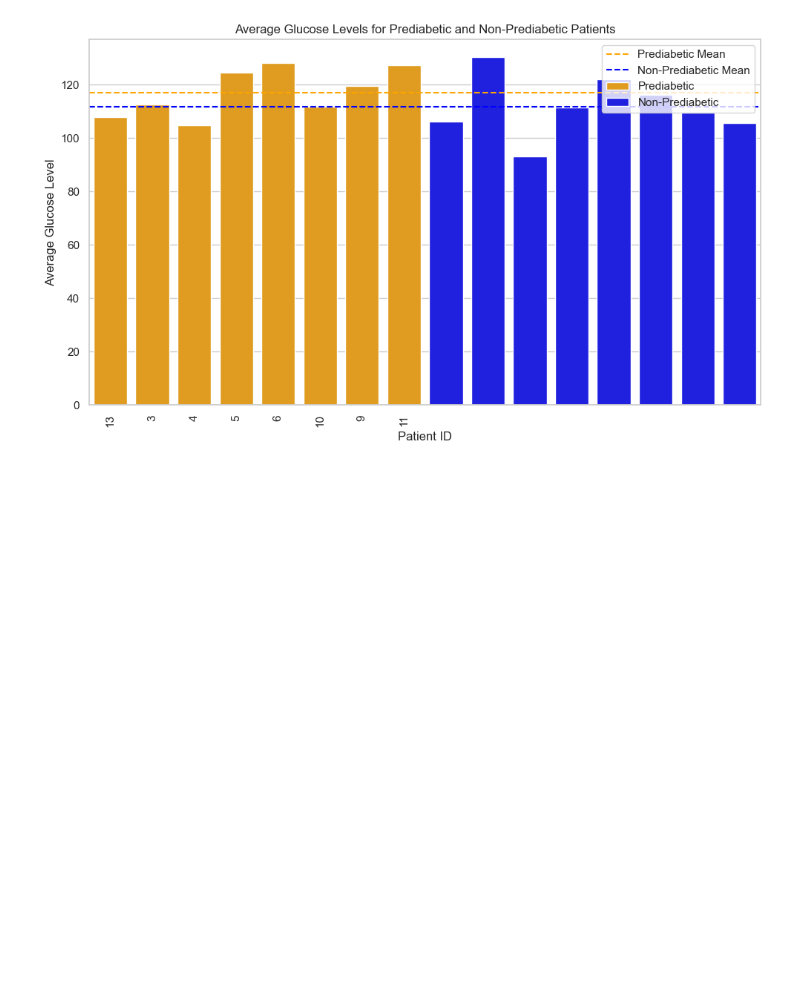
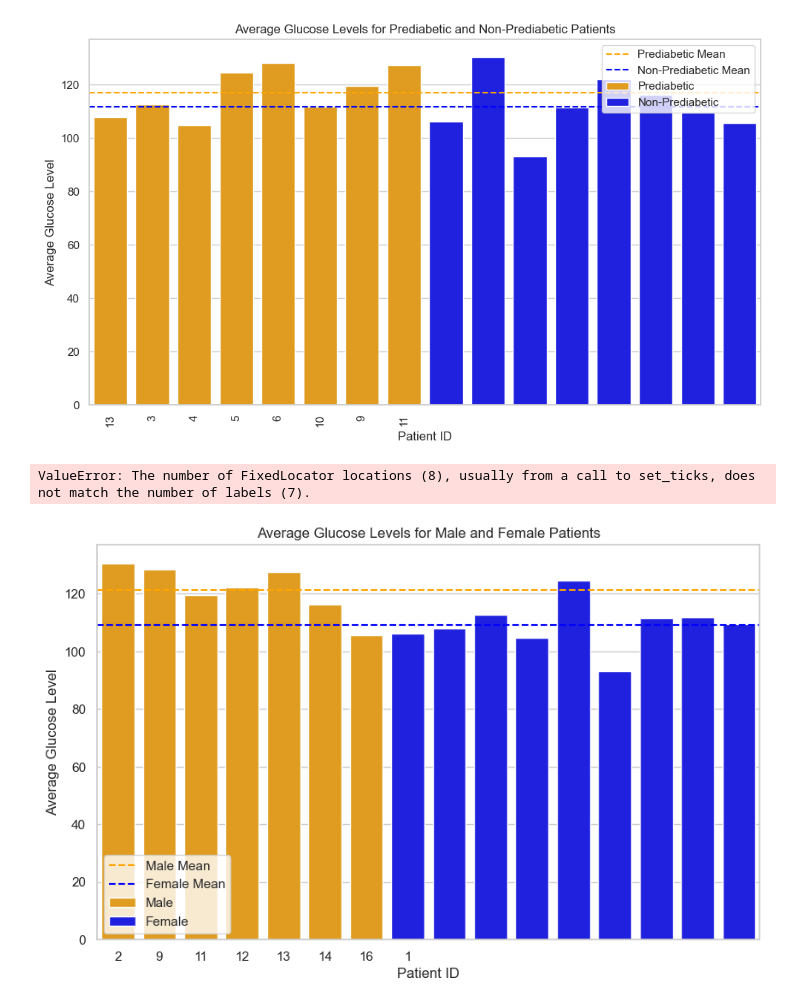
Before and after one commit to KrazyKats/glycemic_charts, a Jupyter notebook: IamAidiotLOLOLOLOLOL/EDA.ipynb, the cells around one changed output. Cells and saved outputs as stored; diff of their text form; code cells hidden in the pictures; blank space fills up the shorter version.

```diff
--- a/IamAidiotLOLOLOLOLOL/EDA.ipynb
+++ b/IamAidiotLOLOLOLOLOL/EDA.ipynb
@@ -170,8 +170,26 @@ plt.show()
 # %%
 # plot the male and female groups with 2 lines representing the means of the two groups
 # create a figure and axis
 fig, ax = plt.subplots(figsize=(10, 6))
 # plot the average glucose levels for
 # plot constant lines for the means of each group
-ax.axhline(prediabetic_df['male_df'].mean(), color='orange', linestyle='--', label='Male Mean')
-ax.axhline(non_prediabetic_df['female'].mean(), color='blue', linestyle='--', label='Female Mean')
+ax.axhline(male_df['Average Glucose'].mean(), color='orange', linestyle='--', label='Male Mean')
+ax.axhline(female_df['Average Glucose'].mean(), color='blue', linestyle='--', label='Female Mean')
+# create a bar plot of the average glucose levels for prediabetic and non-prediabetic patients
+sns.barplot(x='ID', y='Average Glucose', data=male_df, color='orange', label='Male')
+sns.barplot(x='ID', y='Average Glucose', data=female_df, color='blue', label='Female')
+# set the title and labels
+ax.set_title('Average Glucose Levels for Male and Female Patients')
+ax.set_xlabel('Patient ID')
+ax.set_ylabel('Average Glucose Level')
+# set the x-axis ticks to be the patient IDs
+ax.set_xticks(range(len(prediabetic_df)))
+ax.set_xticklabels(male_df['ID'], rotation=90)
+# add a legend
+ax.legend()
+# show the plot
+plt.tight_layout()
+plt.show()
+# %% [output]
+ValueError: The number of FixedLocator locations (8), usually from a call to set_ticks, does not match the number of labels (7).
+[figure, added]
```
Also changed, not shown: 2 other files.
